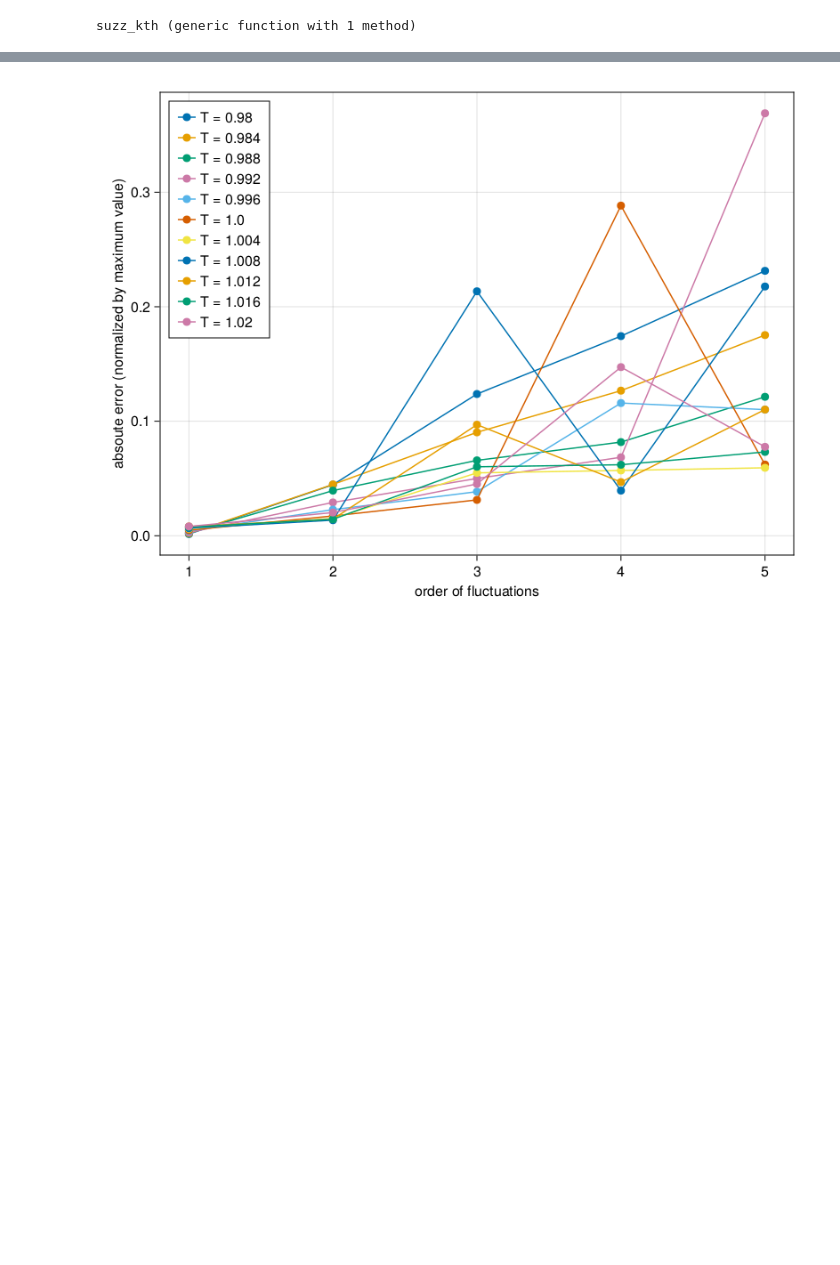
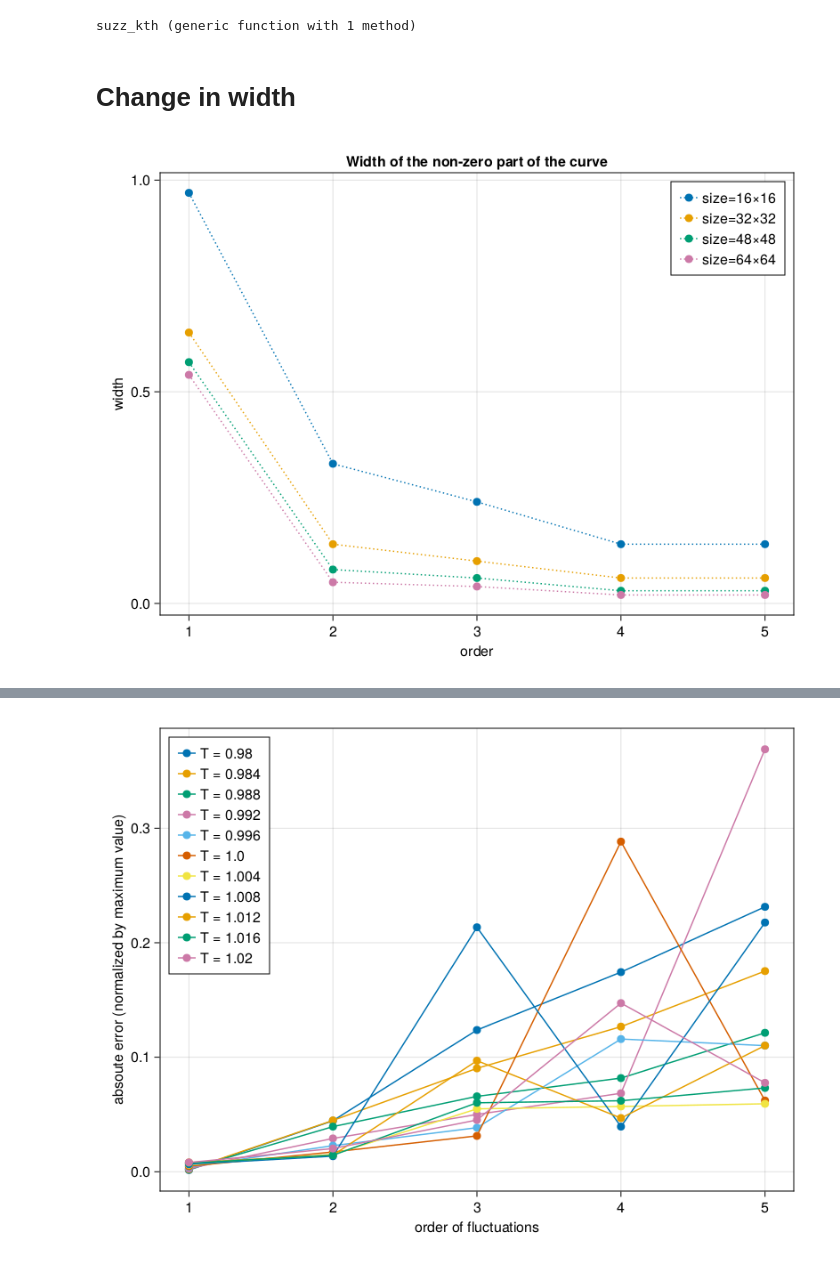
Before and after one commit to JaydevSR/potts-model-monte-carlo, a Jupyter notebook: sims2D/magnetisation_cumulants/error_explore.ipynb, the cells around one changed output, grey strips where cells are left out. Drawn from its saved outputs; the diff is of its cells as text; code cells hidden in the pictures; blank space fills up the shorter version.

Commit message:
calculations on width

```diff
--- a/sims2D/magnetisation_cumulants/error_explore.ipynb
+++ b/sims2D/magnetisation_cumulants/error_explore.ipynb
@@ -54,3 +52,5 @@ for order in 1:5
         save("plots/2DModel/cumulants/order_$(order).svg", f1)
     end
 end
+# %% [markdown]
+# Change in width
@@ -56,0 +59,41 @@ end
+# %%
+widths = zeros(Float64, (5, length(lattice_sizes1)))
+for order in 1:5
+    widths[order, :] .= let
+        width_o = zeros(Float64, length(lattice_sizes1))
+        for stepL in eachindex(lattice_sizes1)
+            L = lattice_sizes1[stepL]
+            lerp = LinearInterpolation(temps1, abs.(suzzs1[stepL, order, :]))
+            # calculate the width non zero part of the curve
+            mx = maximum(abs.(suzzs1[stepL, order, :]))
+            delta = 0.01
+            startp, endp = 0, 0
+            for t in first(temps1):delta:last(temps1)
+                if abs(lerp(t)) > 0.1mx
+                    startp = t - delta
+                    break
+                end
+            end
+            for t in last(temps1):-delta:first(temps1)
+                if abs(lerp(t)) > 0.1mx
+                    endp = t - delta
+                    break
+                end
+            end
+            width_o[stepL] = endp - startp
+        end
+        width_o
+    end
+end
+# %%
+fw = Figure()
+axw = Axis(fw[1, 1], xlabel="order", ylabel="width", title="Width of the non-zero part of the curve")
+for lidx in eachindex(lattice_sizes1)
+    L = lattice_sizes1[lidx]
+    scatterlines!(axw, 1:5, widths[:, lidx], label="size=$(L)×$(L)", linestyle = :dot)
+end
+axislegend(axw, position=:rt)
+save("plots/2DModel/cumulants/width_with_order.svg", fw)
+fw
+# %% [output]
+[figure, added]
```
Also changed, not shown: parts of 4 cells of this notebook, 8 other files.
